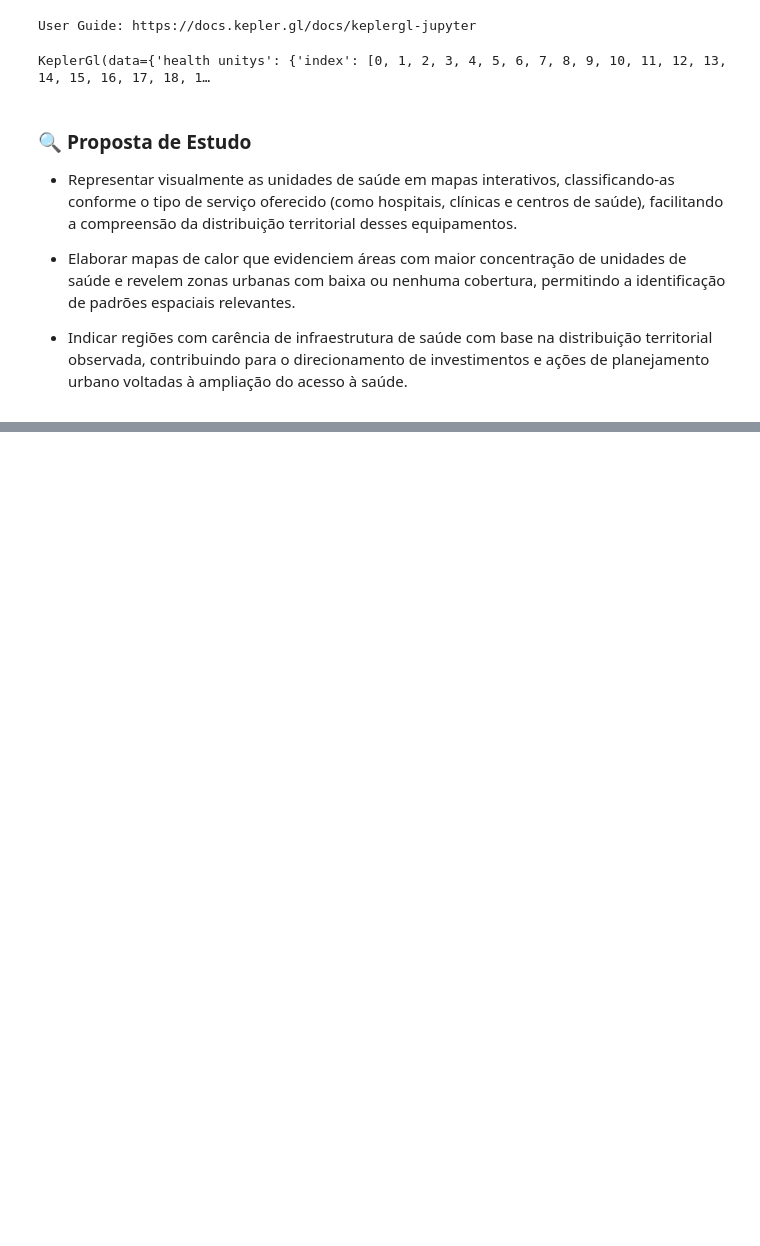
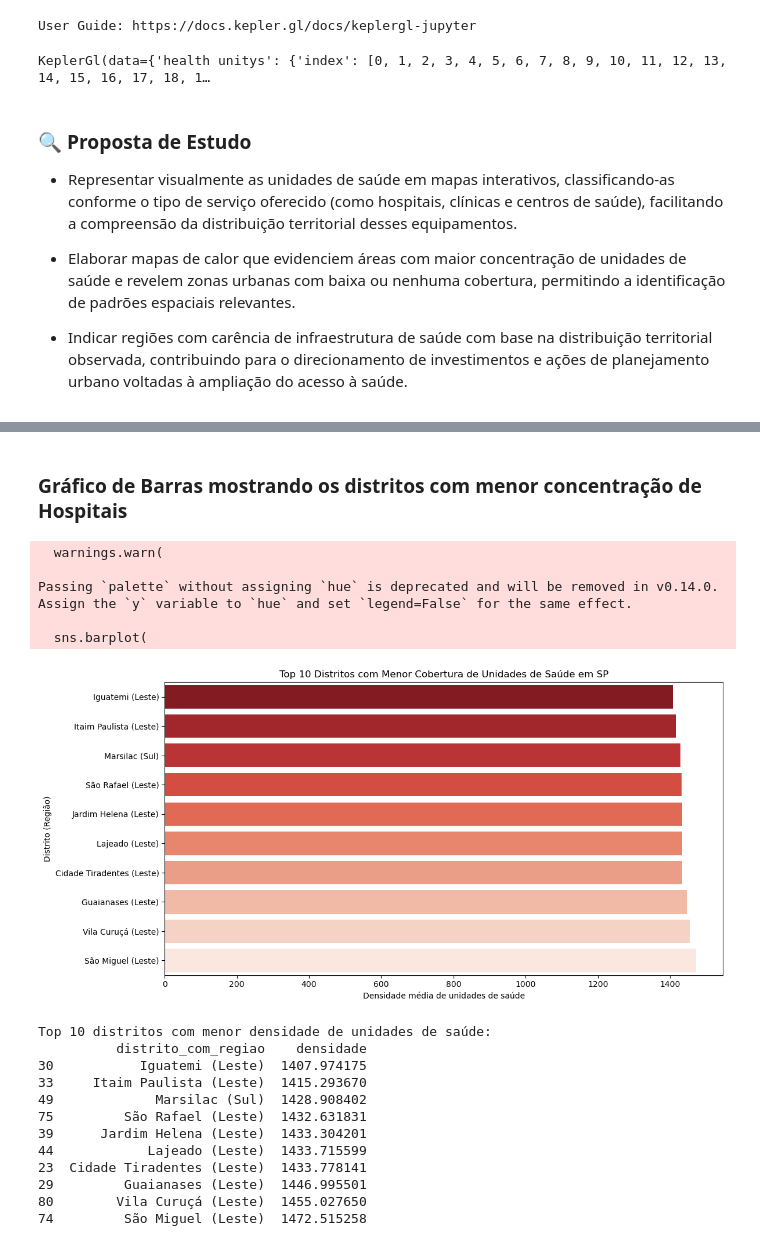
Before and after one commit to Cadu-Dias/GeoLoc_IMT_2025, a Jupyter notebook: notebooks/analise_acessibilidade_sp_simples.ipynb, the cells around one changed output, grey strips where cells are left out. Cells and saved outputs as stored; diff of their text form; code cells hidden in the pictures; blank space fills up the shorter version.

```diff
--- a/notebooks/analise_acessibilidade_sp_simples.ipynb
+++ b/notebooks/analise_acessibilidade_sp_simples.ipynb
@@ -140,0 +323,74 @@ KeplerGl(data={'health unitys': {'index': [0, 1, 2, 3, 4, 5, 6, 7, 8, 9, 10, 11,
+# %% [markdown]
+### Gráfico de Barras mostrando os distritos com menor concentração de Hospitais
+# %%
+distritos_sp = pd.read_csv("distritos-sp.csv")
+distritos_sp["geometry"] = distritos_sp["geometry"].apply(lambda x: loads(x) if pd.notnull(x) else None)
+distritos_sp["distrito_com_regiao"] = distritos_sp["distrito"] + " (" + distritos_sp["regioes"] + ")"
+
+distritos_geo = gpd.GeoDataFrame(
+    distritos_sp[['distrito', 'distrito_com_regiao', 'geometry']],
+    geometry='geometry',
+    crs='EPSG:4326'
+)
+
+grid_df = pd.DataFrame({
+    'lon': grid_points[:, 0],
+    'lat': grid_points[:, 1],
+    'densidade': density
+})
+
+grid_df['geometry'] = grid_df.apply(lambda row: Point(row['lon'], row['lat']), axis=1)
+grid_gdf = gpd.GeoDataFrame(grid_df, geometry='geometry', crs='EPSG:4326')
+
+grid_com_distrito = gpd.sjoin_nearest(
+    grid_gdf,
+    distritos_geo[['distrito_com_regiao', 'geometry']],
+    how='left',
+    distance_col='distancia'
+)
+
+densidade_por_distrito = (
+    grid_com_distrito
+    .groupby('distrito_com_regiao')['densidade']
+    .mean()
+    .reset_index()
+    .sort_values(by='densidade', ascending=True)
+)
+
+distritos_mais_carentes = densidade_por_distrito.head(10)
+
+plt.figure(figsize=(12, 6))
+sns.barplot(
+    data=distritos_mais_carentes,
+    x='densidade',
+    y='distrito_com_regiao',
+    palette='Reds_r'
+)
+plt.xlabel('Densidade média de unidades de saúde')
+plt.ylabel('Distrito (Região)')
+plt.title('Top 10 Distritos com Menor Cobertura de Unidades de Saúde em SP')
+plt.tight_layout()
+plt.savefig('barras_distritos_carentes.png')
+plt.show()
+
+print("Top 10 distritos com menor densidade de unidades de saúde:")
+print(distritos_mais_carentes)
+# %% [output]
+  warnings.warn(
+
+Passing `palette` without assigning `hue` is deprecated and will be removed in v0.14.0. Assign the `y` variable to `hue` and set `legend=False` for the same effect.
+
+  sns.barplot(
+[figure, added]
+Top 10 distritos com menor densidade de unidades de saúde:
+          distrito_com_regiao    densidade
+30           Iguatemi (Leste)  1407.974175
+33     Itaim Paulista (Leste)  1415.293670
+49             Marsilac (Sul)  1428.908402
+75         São Rafael (Leste)  1432.631831
+39      Jardim Helena (Leste)  1433.304201
+44            Lajeado (Leste)  1433.715599
+23  Cidade Tiradentes (Leste)  1433.778141
+29         Guaianases (Leste)  1446.995501
+80        Vila Curuçá (Leste)  1455.027650
+74         São Miguel (Leste)  1472.515258
```
Also changed, not shown: parts of 16 cells of this notebook, 5 other files.
